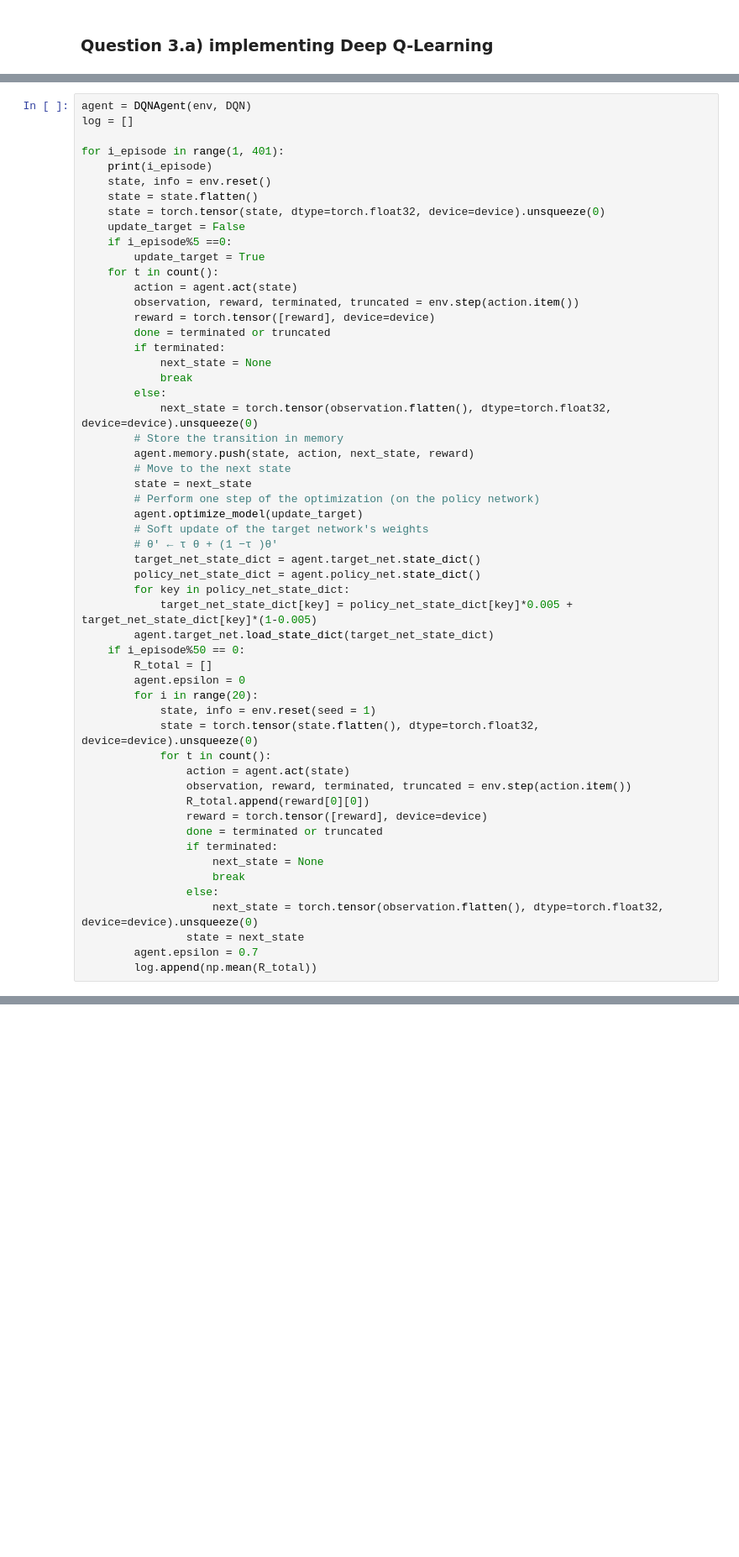
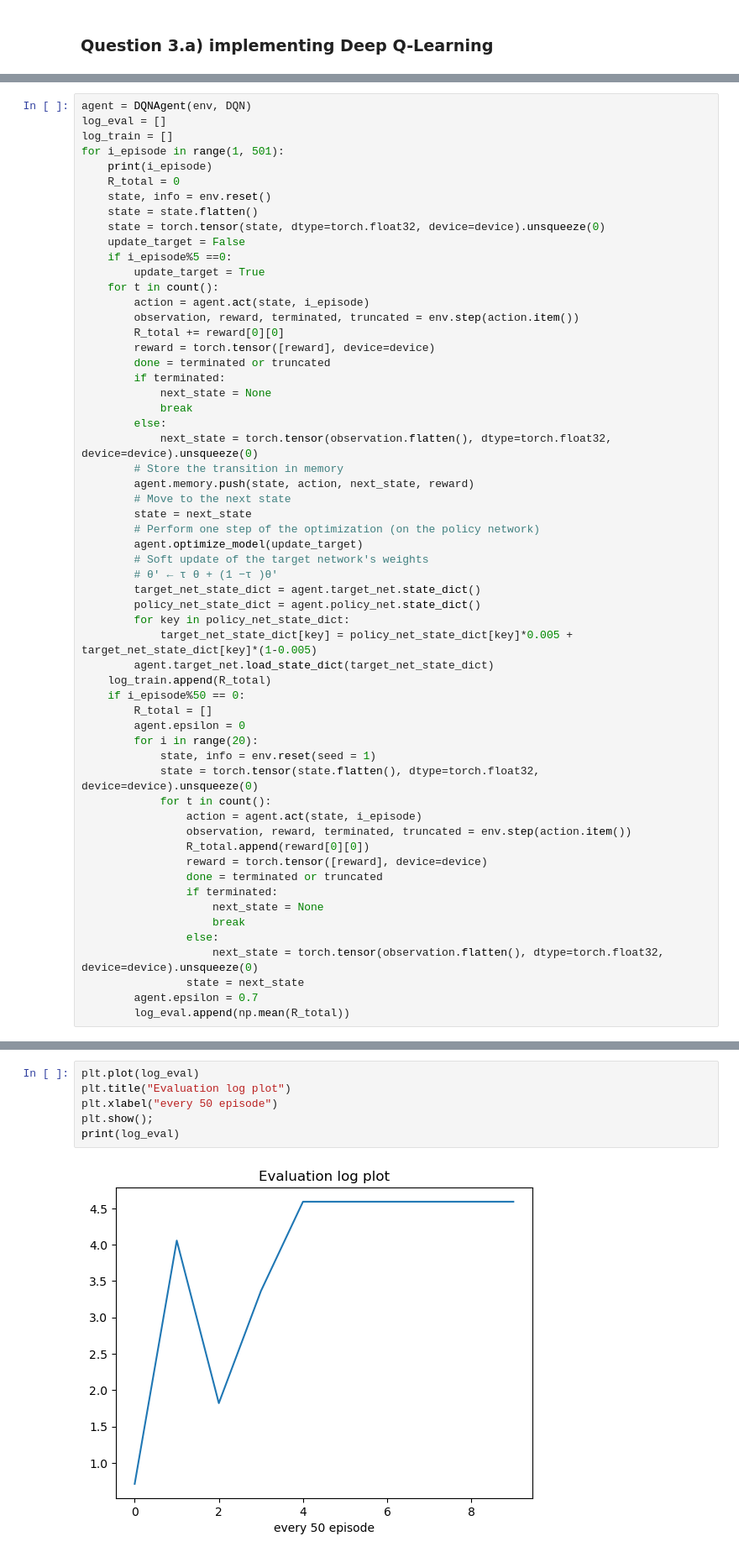
Before and after one commit to dariayakovchuk/Miniproject_DQN, a Jupyter notebook: Miniproject_DQN/notebook.ipynb, the cells around one changed output, grey strips where cells are left out. Shown at 84% size. Saved outputs shown, nothing was run; the diff lists cells and outputs as text; blank space fills up the shorter version.

```diff
--- a/Miniproject_DQN/notebook.ipynb
+++ b/Miniproject_DQN/notebook.ipynb
@@ -292,10 +292,11 @@ buffer_size = 20000
 BATCH_SIZE = 2048
 # %%
 agent = DQNAgent(env, DQN)
-log = []
-
-for i_episode in range(1, 401):
+log_eval = []
+log_train = []
+for i_episode in range(1, 501):
     print(i_episode)
+    R_total = 0
     state, info = env.reset()
     state = state.flatten()
     state = torch.tensor(state, dtype=torch.float32, device=device).unsqueeze(0)
@@ -303,8 +304,9 @@ for i_episode in range(1, 401):
     if i_episode%5 ==0:
         update_target = True
     for t in count():
-        action = agent.act(state)
+        action = agent.act(state, i_episode)
         observation, reward, terminated, truncated = env.step(action.item())
+        R_total += reward[0][0]
         reward = torch.tensor([reward], device=device)
         done = terminated or truncated
         if terminated:
@@ -325,6 +327,7 @@ for i_episode in range(1, 401):
         for key in policy_net_state_dict:
             target_net_state_dict[key] = policy_net_state_dict[key]*0.005 + target_net_state_dict[key]*(1-0.005)
         agent.target_net.load_state_dict(target_net_state_dict)
+    log_train.append(R_total)
     if i_episode%50 == 0:
         R_total = []
         agent.epsilon = 0
@@ -332,7 +335,7 @@ for i_episode in range(1, 401):
             state, info = env.reset(seed = 1)
             state = torch.tensor(state.flatten(), dtype=torch.float32, device=device).unsqueeze(0)
             for t in count():
-                action = agent.act(state)
+                action = agent.act(state, i_episode)
                 observation, reward, terminated, truncated = env.step(action.item())
                 R_total.append(reward[0][0])
                 reward = torch.tensor([reward], device=device)
@@ -344,7 +347,7 @@ for i_episode in range(1, 401):
                     next_state = torch.tensor(observation.flatten(), dtype=torch.float32, device=device).unsqueeze(0)
                 state = next_state
         agent.epsilon = 0.7
-        log.append(np.mean(R_total))
+        log_eval.append(np.mean(R_total))
 # %% [output]
 1
 2
@@ -389,0 +387,8 @@ print(log)
+# %%
+plt.plot(log_eval)
+plt.title("Evaluation log plot")
+plt.xlabel("every 50 episode")
+plt.show();
+print(log_eval)
+# %% [output]
+[figure, added]
```
Also changed, not shown: parts of 8 cells of this notebook, 1 other file.
